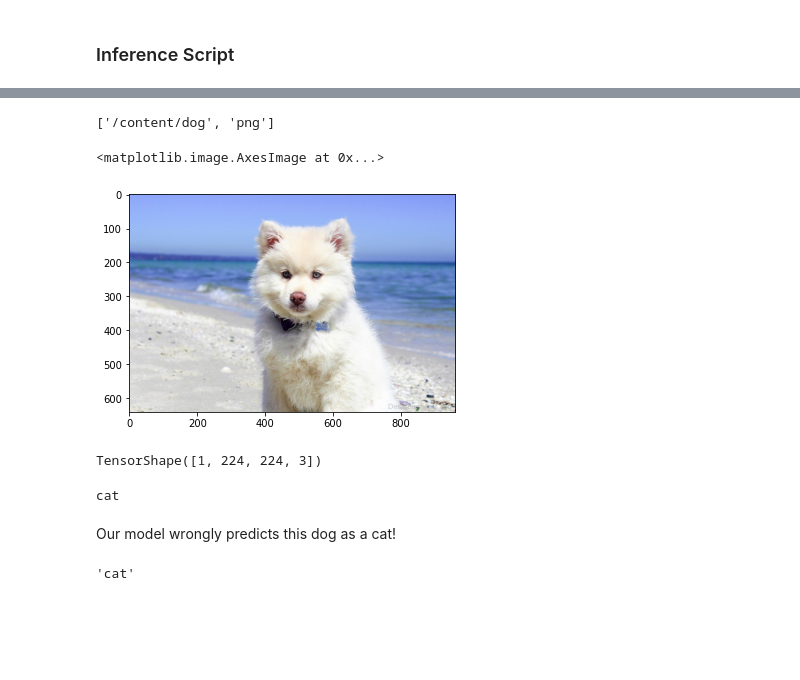
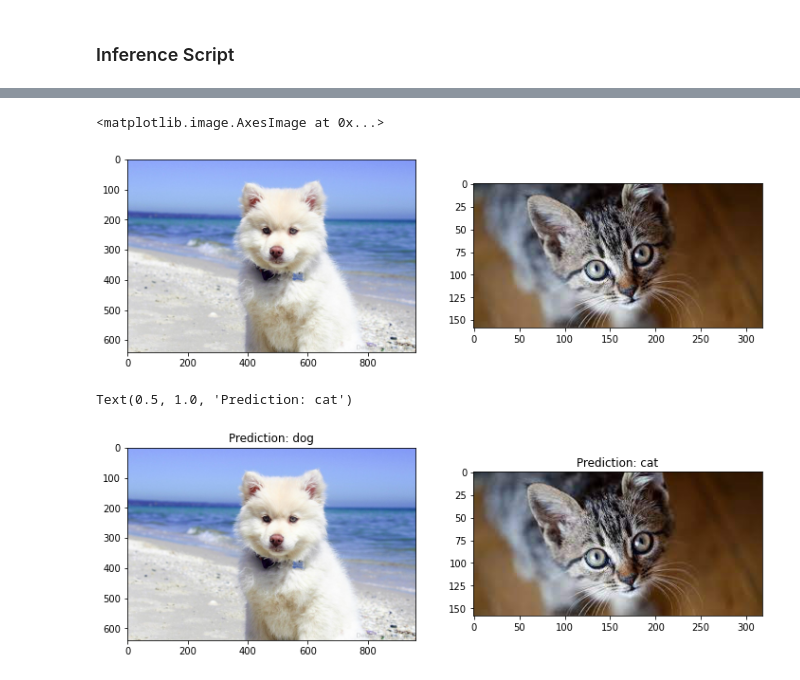
Before and after one commit to txnguyen292/cats_vs_dogs_deploy, a Jupyter notebook: backend/notebook/Cat_and_Dogs_clf.ipynb, the cells around one changed output, grey strips where cells are left out. Drawn from its saved outputs; the diff is of its cells as text; code cells hidden in the pictures; blank space fills up the shorter version.

```diff
--- a/backend/notebook/Cat_and_Dogs_clf.ipynb
+++ b/backend/notebook/Cat_and_Dogs_clf.ipynb
@@ -480,6 +467,2 @@ ls: cannot access 'content/': No such file or directory
 model = tf.keras.models.load_model("content/cat_vs_dog/")
-# %%
-dog_img.split(".")
-# %% [output]
-['/content/dog', 'png']
 # %%
@@ -507,38 +492,37 @@ def preprocess_img(img_path):
   img = tf.reshape(img, [1, 224, 224, 3])
   return tf.image.convert_image_dtype(img, dtype=tf.float32)
 # %%
-img_path = "/content/Thinking-of-getting-a-cat.png"
+cat_img = "/content/cat.jfif"
 dog_img = "/content/dog.jfif"
 # img = preprocess_img
+fig = plt.figure(figsize=(12, 8))
+plt.subplot(1, 2, 1)
 plt.imshow(plt.imread(dog_img))
+plt.subplot(1, 2, 2)
+plt.imshow(plt.imread(cat_img))
 # %% [output]
 <matplotlib.image.AxesImage at 0x...>
-[figure, old version]
+[figure, new version]
-# %%
-img = preprocess_img(dog_img)
-img.shape
-# %% [output]
-TensorShape([1, 224, 224, 3])
-# %%
-class_names = ["cat", "dog"]
-pred = model.predict(img).flatten()
-pred = tf.nn.sigmoid(pred)
-pred = tf.where(pred < 0.5, 0, 1)
-print(class_names[pred.numpy()[0]])
-# %% [output]
-cat
-# %% [markdown]
-Our model wrongly predicts this dog as a cat!
 # %%
 def make_prediction(img_path: str) -> str:
-    img = preprocess_img(img_path)
-    class_names = ["cat", "dog"]
-    pred = model.predict(img).flatten()
-    pred = tf.nn.sigmoid(pred)
-    pred = tf.where(pred < 0.5, 0, 1)
-    pred = class_names[pred.numpy()[0]]
-    return pred
-
-make_prediction(dog_img)
+  """Making prediction"""
+  img = preprocess_img(img_path)
+  class_names = ["cat", "dog"]
+  pred = model.predict(img).flatten()
+  pred = tf.nn.sigmoid(pred)
+  pred = tf.where(pred < 0.5, 0, 1)
+  pred = class_names[pred.numpy()[0]]
+  return pred
+# make prediction with unseen images of a dog and a cat
+dog_prediction = make_prediction(dog_img)
+cat_prediction = make_prediction(cat_img)
+fig = plt.figure(figsize=(12, 8))
+plt.subplot(1, 2, 1)
+plt.imshow(plt.imread(dog_img))
+plt.title(f"Prediction: {dog_prediction}")
+plt.subplot(1, 2, 2)
+plt.imshow(plt.imread(cat_img))
+plt.title(f"Prediction: {cat_prediction}")
 # %% [output]
-'cat'
+Text(0.5, 1.0, 'Prediction: cat')
+[figure, added]
```
Also changed, not shown: parts of 47 cells of this notebook.
